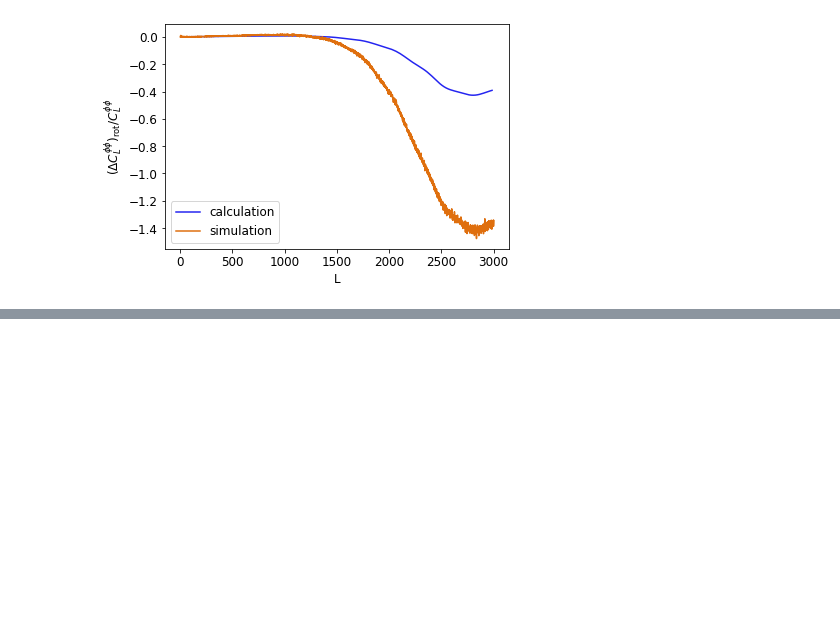
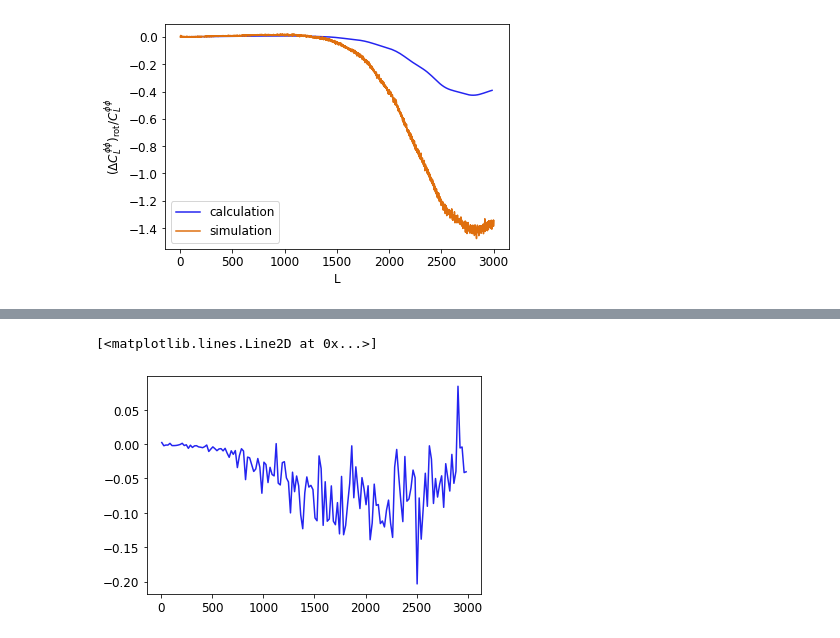
Before and after one commit to HongboCai/lens_rot_bias, a Jupyter notebook: notebooks_new/new_N1aa.ipynb, the cells around one changed output, grey strips where cells are left out. Drawn from its saved outputs; the diff is of its cells as text; code cells hidden in the pictures; blank space fills up the shorter version.

Commit message:
output incorrect

```diff
--- a/notebooks_new/new_N1aa.ipynb
+++ b/notebooks_new/new_N1aa.ipynb
@@ -181,0 +184,7 @@ plt.savefig(main_path + '/notebooks_new/compare.png')
+# %%
+n1aa_integral =  np.loadtxt(main_path+'/output/N1aa/N1aa_CMB_S3_30_3000.dat')
+# %%
+plt.plot(Ls, n1aa_integral[Ls]/clpp[Ls]/(2.72e8))
+# %% [output]
+[<matplotlib.lines.Line2D at 0x...>]
+[figure, added]
```
Also changed, not shown: parts of 2 cells of this notebook, 3 other files.
